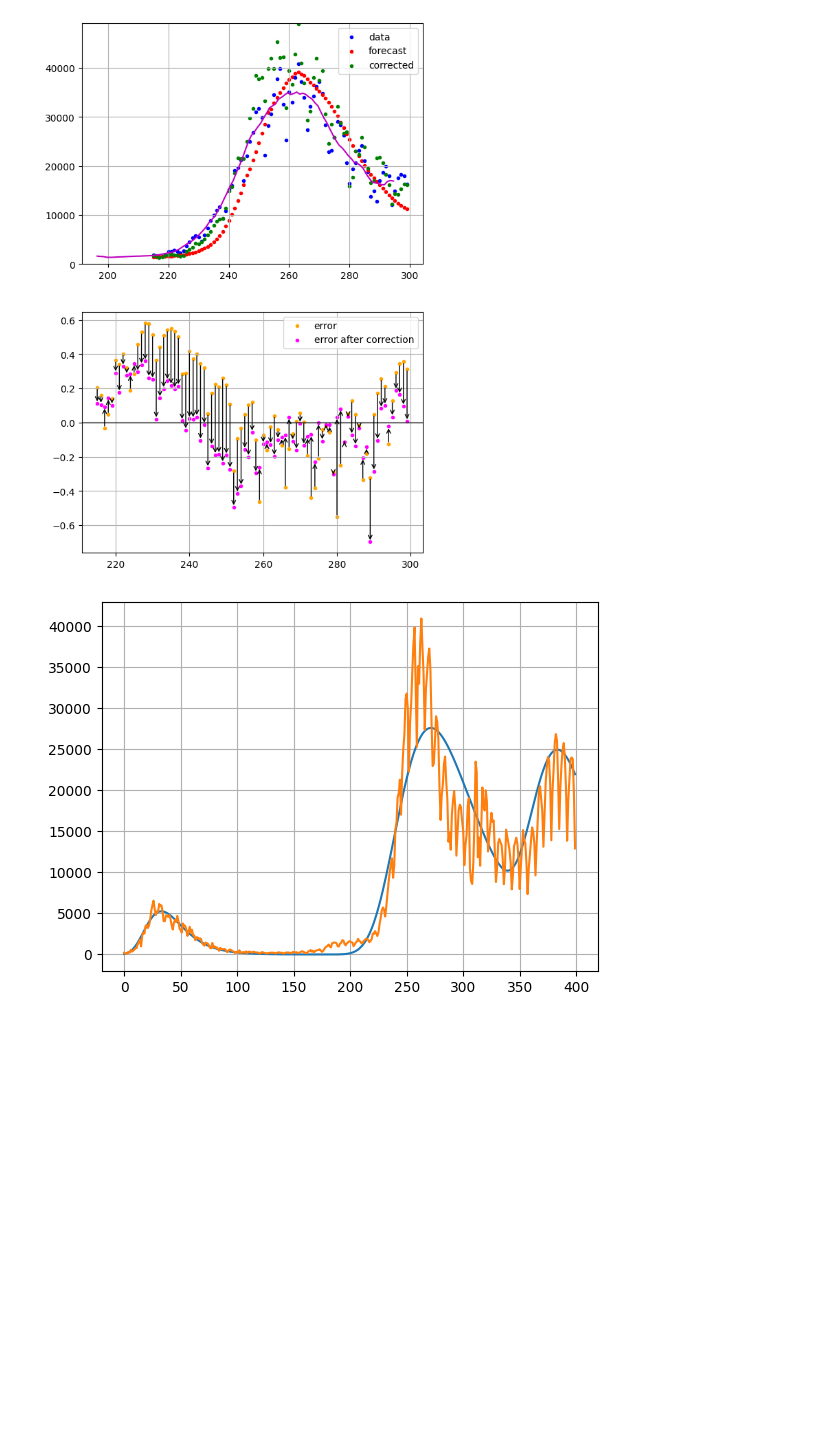
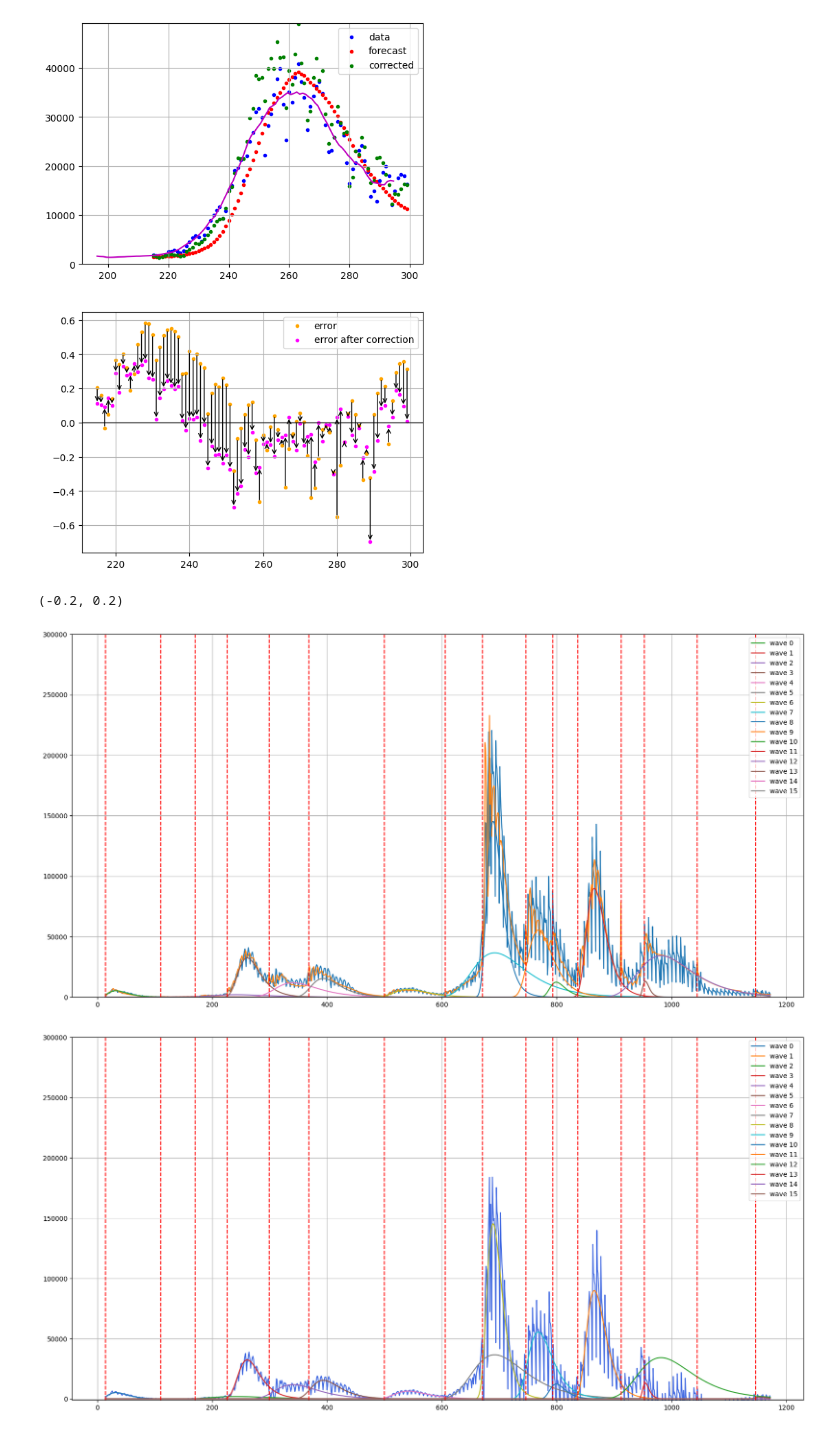
Before and after one commit to Adrianominora/Wave, a Jupyter notebook: script/Forecast.ipynb, the cells around one changed output. Drawn from its saved outputs; the diff is of its cells as text; code cells hidden in the pictures; blank space fills up the shorter version.

```diff
--- a/script/Forecast.ipynb
+++ b/script/Forecast.ipynb
@@ -286,17 +286,53 @@ import Forecast as fc
 national_data=pd.read_csv('..\data\dati-andamento-nazionale\dpc-covid19-ita-andamento-nazionale.csv')
 new_pos_tot=national_data['nuovi_positivi'].values[:]
 cum_pos_tot=np.cumsum(new_pos_tot)
-t0=0
-T=400
-tt_forecast=np.arange(t0,T)
+t0=14
+T=new_pos_tot.shape[0]
+tt_forecast = np.arange(t0,T)
+rt_list = []
+
+my_prediction = np.zeros(T-t0)
 
 Forecast = fc.n_waves(new_pos_tot)
-Forecast.fit(T)
-my_prediction = Forecast.predict(tt_forecast)
+fit_data = np.zeros(T)
+for t in tt_forecast:
+    fit_data[t] = Forecast.daily_update()
+    rt_list.append(Forecast.rt)
 
-plt.figure()
-plt.plot(tt_forecast, my_prediction)
-plt.plot(tt_forecast, new_pos_tot[tt_forecast])
-plt.grid(True)
+    my_prediction[t-t0] = Forecast.predict(t+1)
-# %% [output]
-[figure, removed]
+# %%
+plt.figure(figsize=(20,10))
+plt.plot(tt_forecast, new_pos_tot[tt_forecast])
+plt.plot(tt_forecast, my_prediction[tt_forecast-t0])
+plt.grid(True)
+tt = np.arange(t0,T)
+for i in range(Forecast.n):
+    plt.plot(tt,Forecast.single_predict(i,tt), label=f'wave {i}')
+for i in range(len(Forecast.L_starts)):
+    plt.axvline(Forecast.L_starts[i], color='r', linestyle='--')
+plt.legend()
+plt.ylim(0,300000)
+
+plt.figure(figsize=(20,10))
+plt.plot(tt_forecast, fit_data[tt_forecast], color='royalblue')
+plt.grid(True)
+tt = np.arange(t0,T)
+for i in range(Forecast.n):
+    plt.plot(tt,Forecast.single_predict(i,tt), label=f'wave {i}')
+for i in range(len(Forecast.L_starts)):
+    plt.axvline(Forecast.L_starts[i], color='r', linestyle='--')
+plt.legend()
+plt.ylim(-1000,300000)
+
+plt.figure(figsize=(20,10))
+plt.axhline(0, color='k', linestyle='-', alpha=0.5)
+plt.plot(tt_forecast,rt_list)
+plt.grid(True)
+for i in range(len(Forecast.L_starts)):
+    plt.axvline(Forecast.L_starts[i], color='r', linestyle='--')
+plt.axhline(0.04, color='k', linestyle='--')
+plt.ylim(-0.2,0.2)
+# %% [output]
+(-0.2, 0.2)
+[figure, added]
+[figure, added]
```
Also changed, not shown: parts of 2 cells of this notebook, 6 other files.
